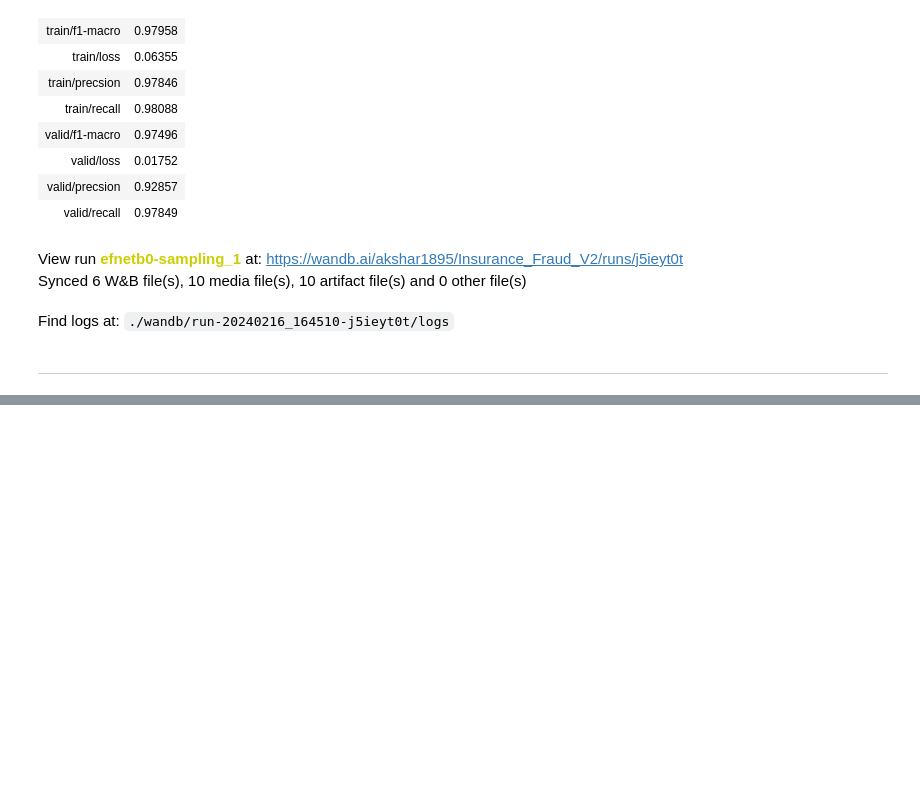
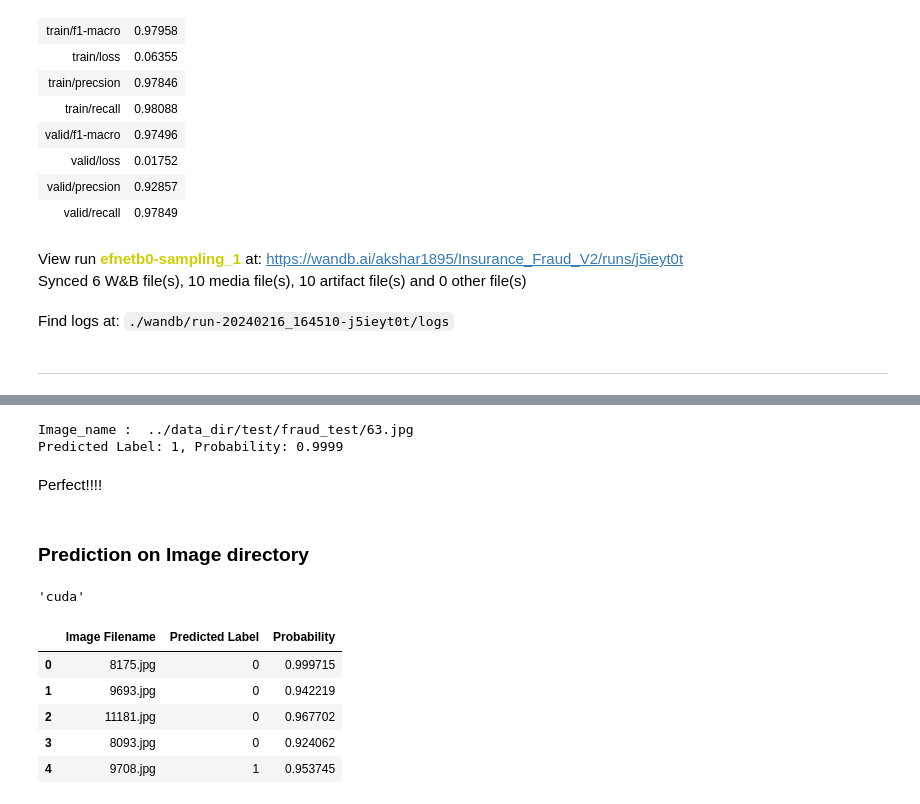
Before and after one commit to aksharjoshii/Car-Insurance-Fraud-Detection-App, a Jupyter notebook: research/clf_model1.ipynb, the cells around one changed output, grey strips where cells are left out. Cells and saved outputs as stored; diff of their text form; code cells hidden in the pictures; blank space fills up the shorter version.

```diff
--- a/research/clf_model1.ipynb
+++ b/research/clf_model1.ipynb
@@ -448,0 +539,3 @@ ________________________________
+# %%
+weights_path = '../artifacts/best_weights_v2.pth'
+model1 = load_model(weights_path=weights_path, device=device)
@@ -448,0 +643,52 @@ ________________________________
+# %%
+test_path = '../data_dir/test/fraud_test'
+image_files = glob.glob(os.path.join(test_path,'*.jpg'))
+# Select a random image file
+random_image_file = random.choice(image_files)
+print('Image_name : ',random_image_file)
+image_path = random_image_file
+predicted_label, probability = predict_single_image(image_path, model, device='cuda')
+print(f"Predicted Label: {predicted_label}, Probability: {probability:.4f}")
+# %% [output]
+Image_name :  ../data_dir/test/fraud_test/63.jpg
+Predicted Label: 1, Probability: 0.9999
+# %% [markdown]
+Perfect!!!!
+# %% [markdown]
+### **Prediction on Image directory**
+# %%
+import os
+import pandas as pd
+
+def predict_images_in_folder(folder_path, model, device):
+    image_paths = [os.path.join(folder_path, filename) for filename in os.listdir(folder_path)]
+    predictions = []
+
+    for image_path in image_paths:
+        predicted_label, probability = predict_single_image(image_path, model, device)
+        predictions.append({
+            'Filename': os.path.basename(image_path),
+            'Predicted_Label': predicted_label,
+            'Probability': probability
+        })
+
+    return predictions
+# %%
+device
+# %% [output]
+'cuda'
+# %%
+# Example usage
+folder_path = '../data_dir/test/images'
+predictions = predict_images_in_folder(folder_path, model1, device=device)
+
+# Create a DataFrame and save to CSV
+df = pd.DataFrame(predictions)
+df.head()
+# %% [output]
+|  | Image Filename | Predicted Label | Probability |
+| 0 | 8175.jpg | 0 | 0.999715 |
+| 1 | 9693.jpg | 0 | 0.942219 |
+| 2 | 11181.jpg | 0 | 0.967702 |
+| 3 | 8093.jpg | 0 | 0.924062 |
+| 4 | 9708.jpg | 1 | 0.953745 |
```
Also changed, not shown: parts of 26 cells of this notebook.
